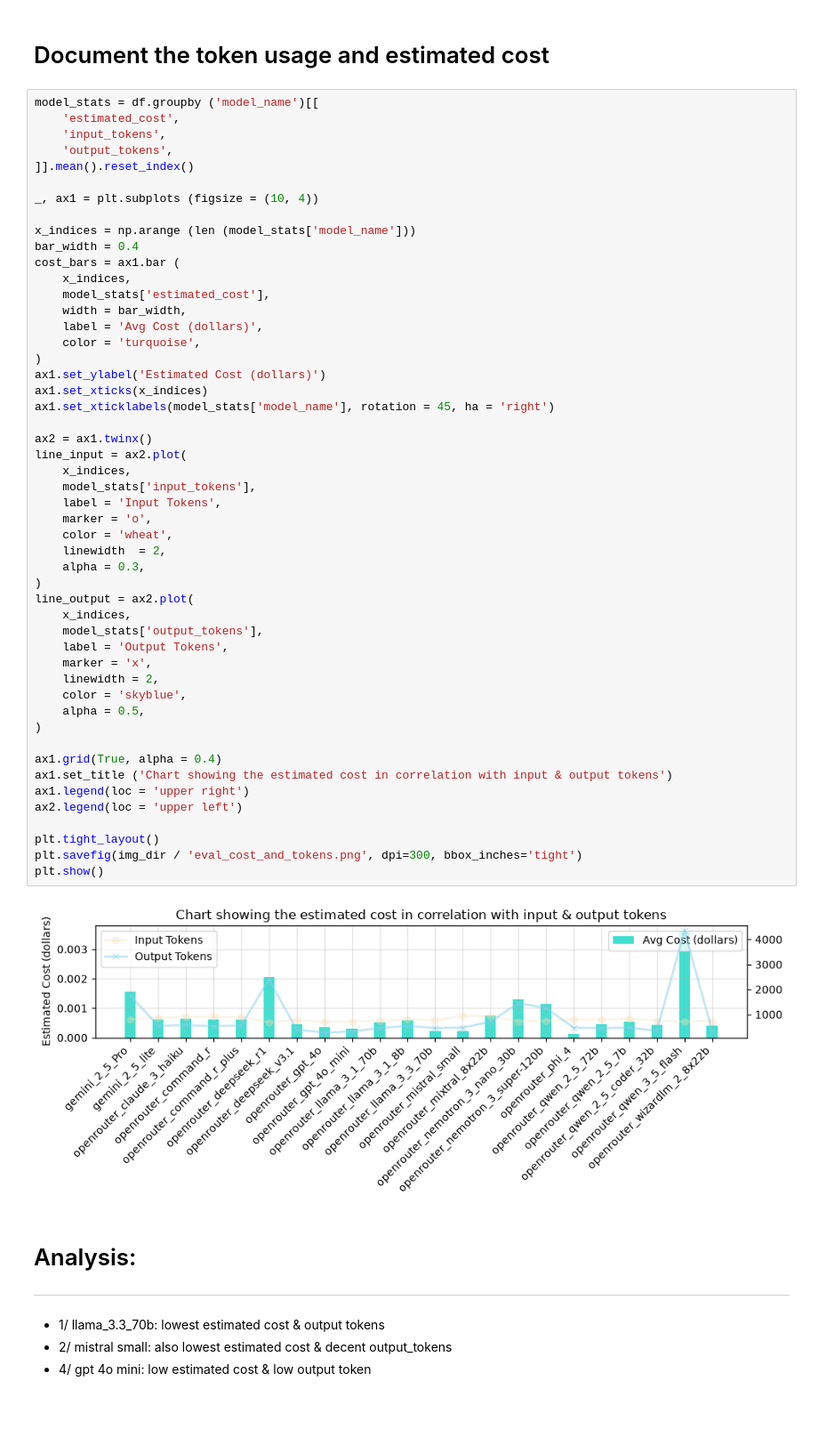
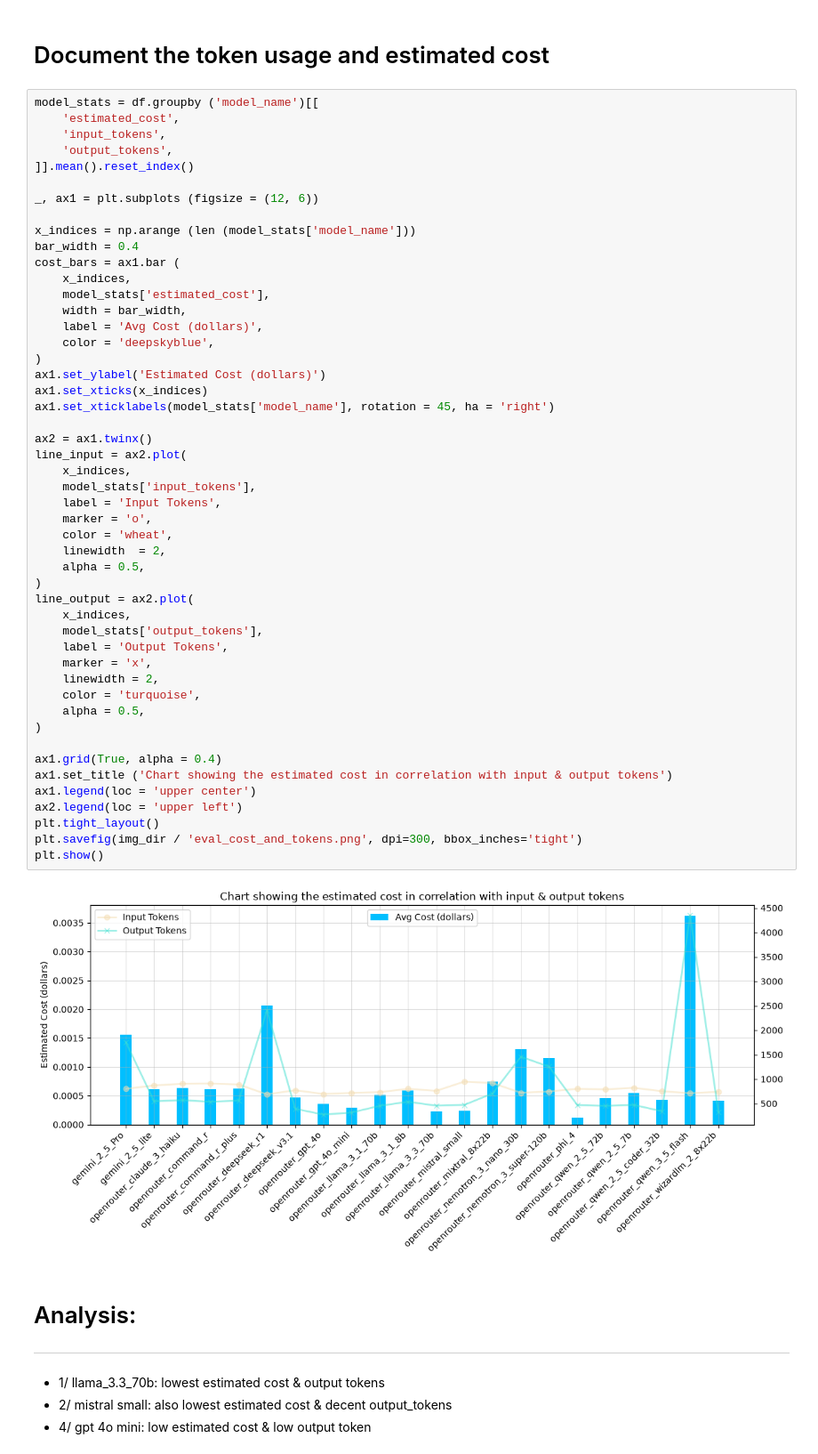
Before and after one commit to AlexDaPiggie/LinkedIn_Job_Description_GenAI, a Jupyter notebook: src/evaluation/Model_Comparison_Analysis.ipynb, the cells around one changed output. Shown at 89% size. Cells and saved outputs as stored; diff of their text form; blank space fills up the shorter version.

Commit message:
update the diagram and readme

```diff
--- a/src/evaluation/Model_Comparison_Analysis.ipynb
+++ b/src/evaluation/Model_Comparison_Analysis.ipynb
@@ -106,7 +106,7 @@ model_stats = df.groupby ('model_name')[[
     'output_tokens',
 ]].mean().reset_index()
 
-_, ax1 = plt.subplots (figsize = (10, 4))
+_, ax1 = plt.subplots (figsize = (12, 6))
 
 x_indices = np.arange (len (model_stats['model_name']))
 bar_width = 0.4
@@ -115,42 +115,41 @@ cost_bars = ax1.bar (
     model_stats['estimated_cost'],
     width = bar_width,
     label = 'Avg Cost (dollars)',
-    color = 'turquoise',
+    color = 'deepskyblue',
 )
 ax1.set_ylabel('Estimated Cost (dollars)')
 ax1.set_xticks(x_indices)
 ax1.set_xticklabels(model_stats['model_name'], rotation = 45, ha = 'right')
 
 ax2 = ax1.twinx()
 line_input = ax2.plot(
     x_indices,
     model_stats['input_tokens'],
     label = 'Input Tokens',
     marker = 'o',
     color = 'wheat',
     linewidth  = 2,
-    alpha = 0.3,
+    alpha = 0.5,
 )
 line_output = ax2.plot(
     x_indices,
     model_stats['output_tokens'],
     label = 'Output Tokens',
     marker = 'x',
     linewidth = 2,
-    color = 'skyblue',
+    color = 'turquoise',
     alpha = 0.5,
 )
 
 ax1.grid(True, alpha = 0.4)
 ax1.set_title ('Chart showing the estimated cost in correlation with input & output tokens')
-ax1.legend(loc = 'upper right')
+ax1.legend(loc = 'upper center')
 ax2.legend(loc = 'upper left')
-
 plt.tight_layout()
 plt.savefig(img_dir / 'eval_cost_and_tokens.png', dpi=300, bbox_inches='tight')
 plt.show()
 # %% [output]
-[figure, old version]
+[figure, new version]
 # %% [markdown]
 # Analysis:
 ---
```
Also changed, not shown: parts of 4 cells of this notebook, 3 other files.
